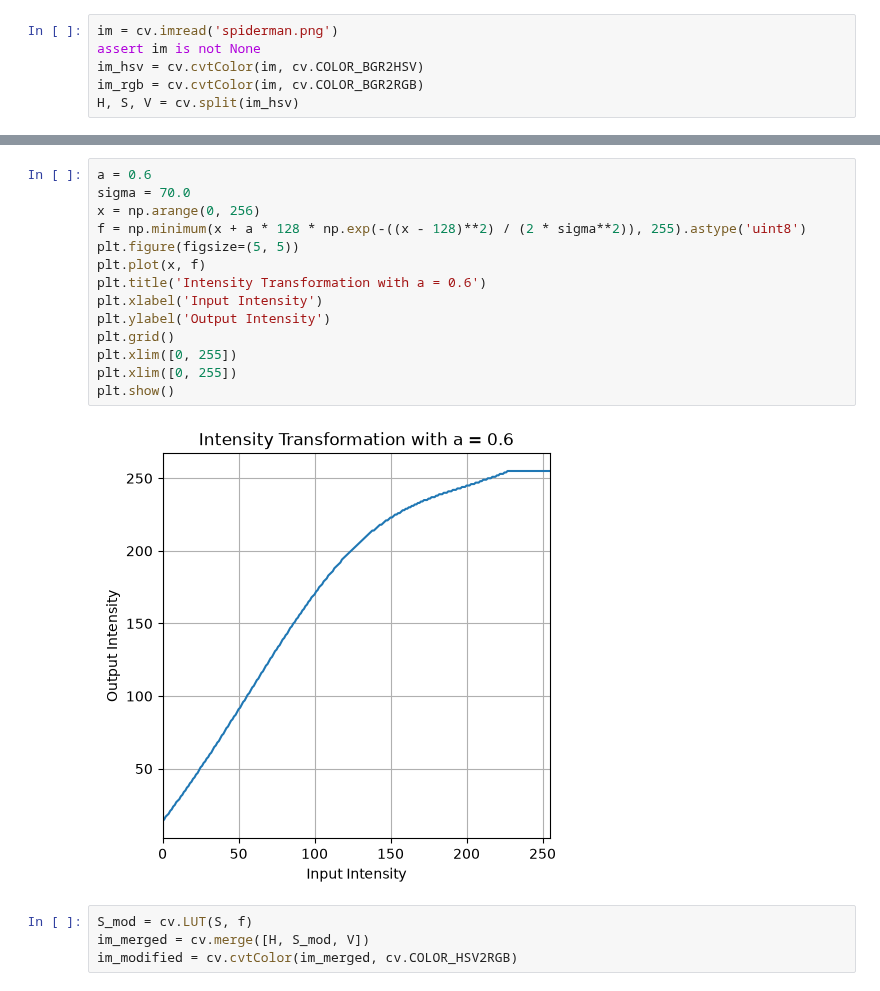
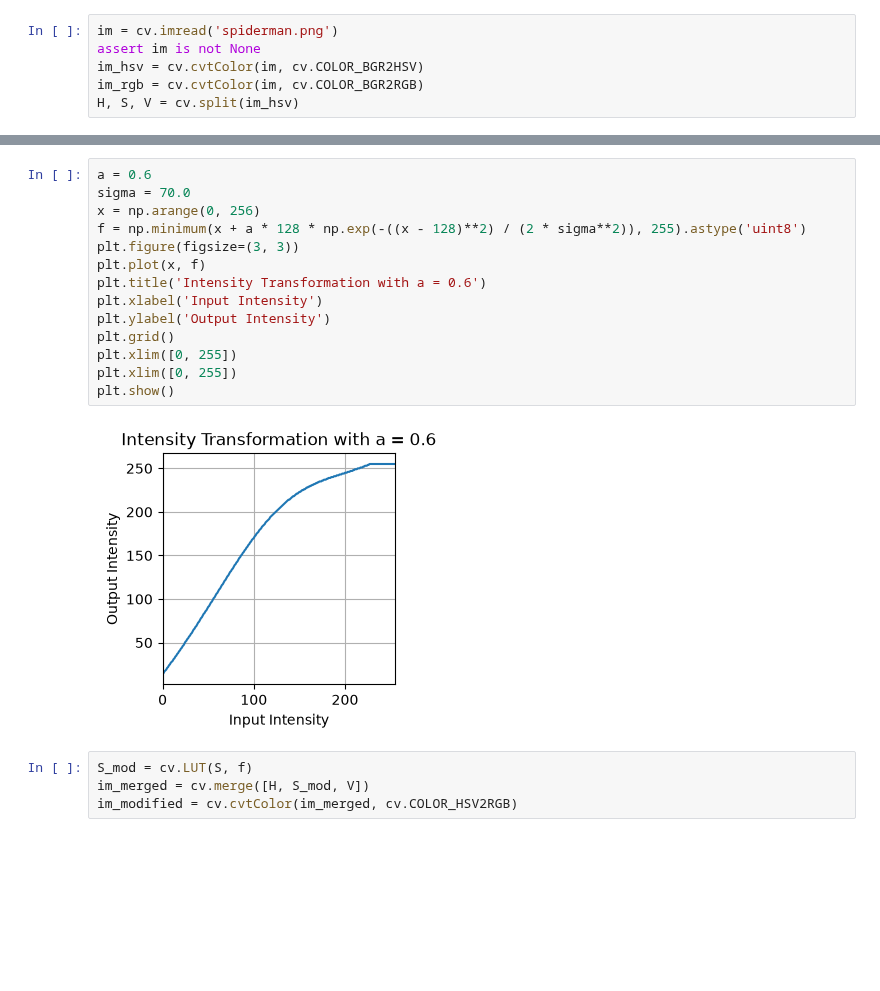
Before and after one commit to chabi1773/CV_Assignment, a Jupyter notebook: Assignment_01.ipynb, the cells around one changed output, grey strips where cells are left out. Cells and saved outputs as stored; diff of their text form; blank space fills up the shorter version.

```diff
--- a/Assignment_01.ipynb
+++ b/Assignment_01.ipynb
@@ -165,19 +158,19 @@ plt.show()
 # %%
 a = 0.6
 sigma = 70.0
 x = np.arange(0, 256)
 f = np.minimum(x + a * 128 * np.exp(-((x - 128)**2) / (2 * sigma**2)), 255).astype('uint8')
-plt.figure(figsize=(5, 5))
+plt.figure(figsize=(3, 3))
 plt.plot(x, f)
 plt.title('Intensity Transformation with a = 0.6')
 plt.xlabel('Input Intensity')
 plt.ylabel('Output Intensity')
 plt.grid()
 plt.xlim([0, 255])
 plt.xlim([0, 255])
 plt.show()
 # %% [output]
-[figure, old version]
+[figure, new version]
 # %%
 S_mod = cv.LUT(S, f)
 im_merged = cv.merge([H, S_mod, V])
```
Also changed, not shown: parts of 43 cells of this notebook.
